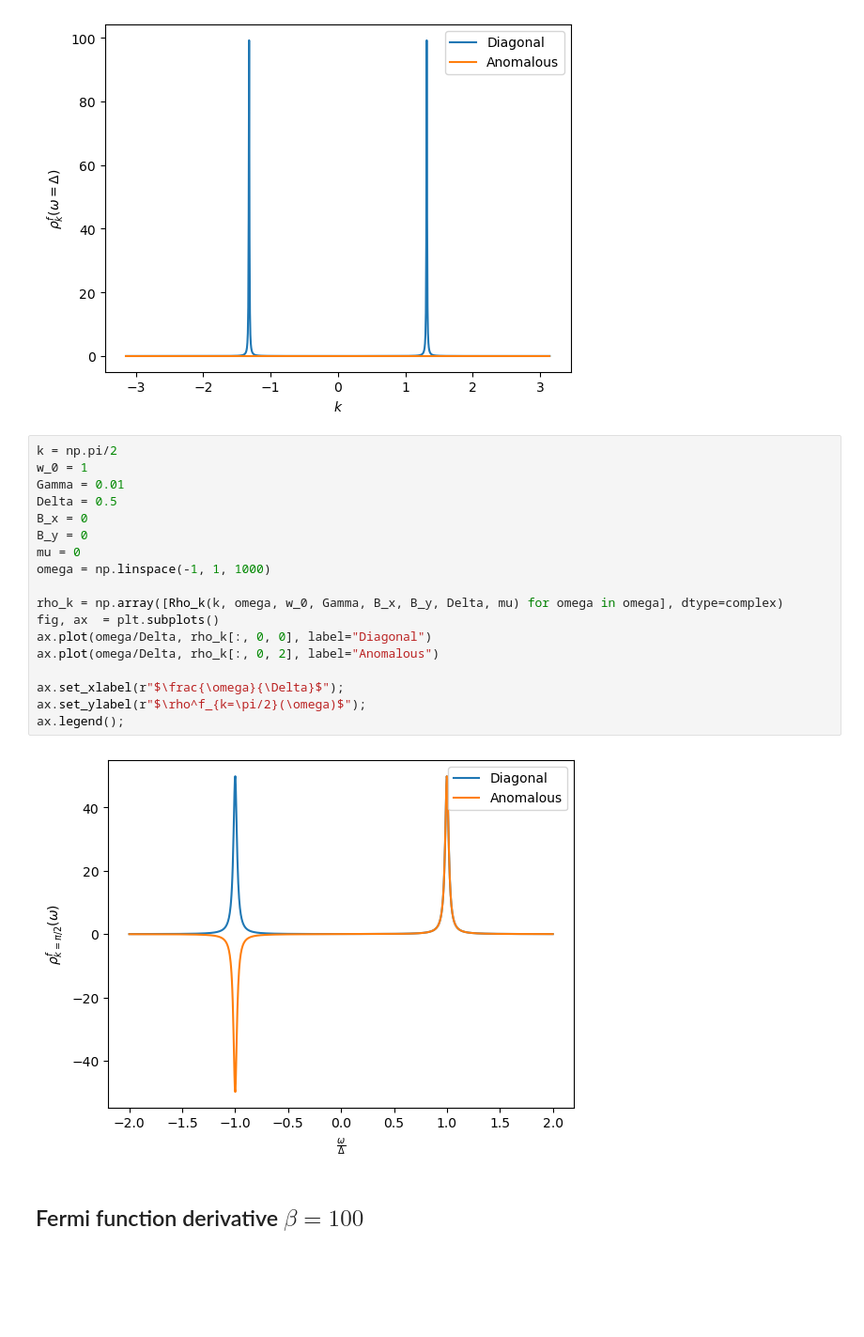
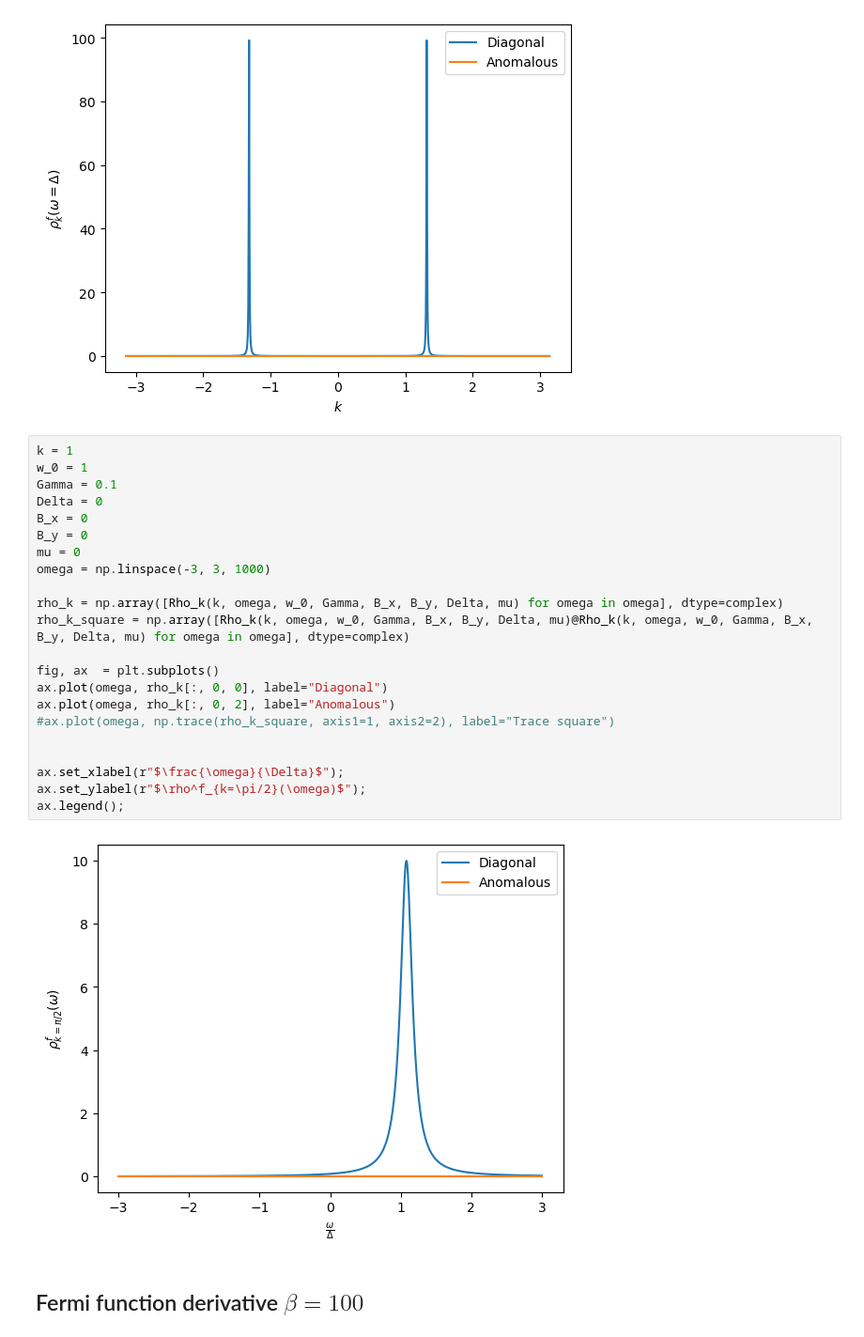
Before and after one commit to gabriel-rodriguez-ruiz/DC-superconductivity, a Jupyter notebook: Superconductor_1D_without_SOC.ipynb, the cells around one changed output. Shown at 94% size. Drawn from its saved outputs; the diff is of its cells as text; blank space fills up the shorter version.

```diff
--- a/Superconductor_1D_without_SOC.ipynb
+++ b/Superconductor_1D_without_SOC.ipynb
@@ -86,25 +86,29 @@ ax.legend();
 # %% [output]
 [figure]
 # %%
-k = np.pi/2
+k = 1
 w_0 = 1
-Gamma = 0.01
-Delta = 0.5
+Gamma = 0.1
+Delta = 0
 B_x = 0
 B_y = 0
 mu = 0
-omega = np.linspace(-1, 1, 1000)
+omega = np.linspace(-3, 3, 1000)
 
 rho_k = np.array([Rho_k(k, omega, w_0, Gamma, B_x, B_y, Delta, mu) for omega in omega], dtype=complex)
+rho_k_square = np.array([Rho_k(k, omega, w_0, Gamma, B_x, B_y, Delta, mu)@Rho_k(k, omega, w_0, Gamma, B_x, B_y, Delta, mu) for omega in omega], dtype=complex)
+
 fig, ax  = plt.subplots()
-ax.plot(omega/Delta, rho_k[:, 0, 0], label="Diagonal")
-ax.plot(omega/Delta, rho_k[:, 0, 2], label="Anomalous")
+ax.plot(omega, rho_k[:, 0, 0], label="Diagonal")
+ax.plot(omega, rho_k[:, 0, 2], label="Anomalous")
+#ax.plot(omega, np.trace(rho_k_square, axis1=1, axis2=2), label="Trace square")
+
 
 ax.set_xlabel(r"$\frac{\omega}{\Delta}$");
 ax.set_ylabel(r"$\rho^f_{k=\pi/2}(\omega)$");
 ax.legend();
 # %% [output]
-[figure, old version]
+[figure, new version]
 # %% [markdown]
 ## Fermi function derivative $\beta=100$
 # %%
```
Also changed, not shown: parts of 4 cells of this notebook, 5 other files.
